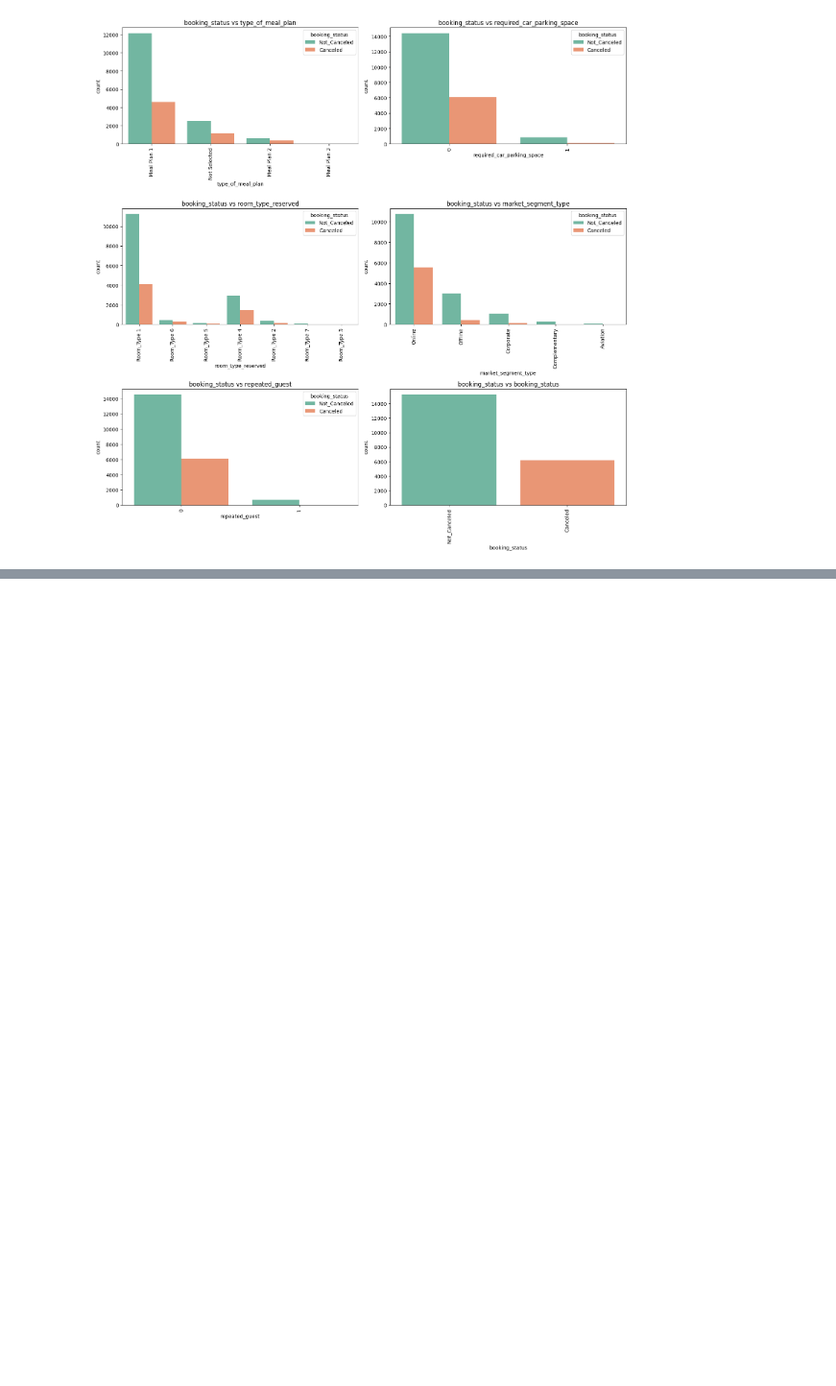
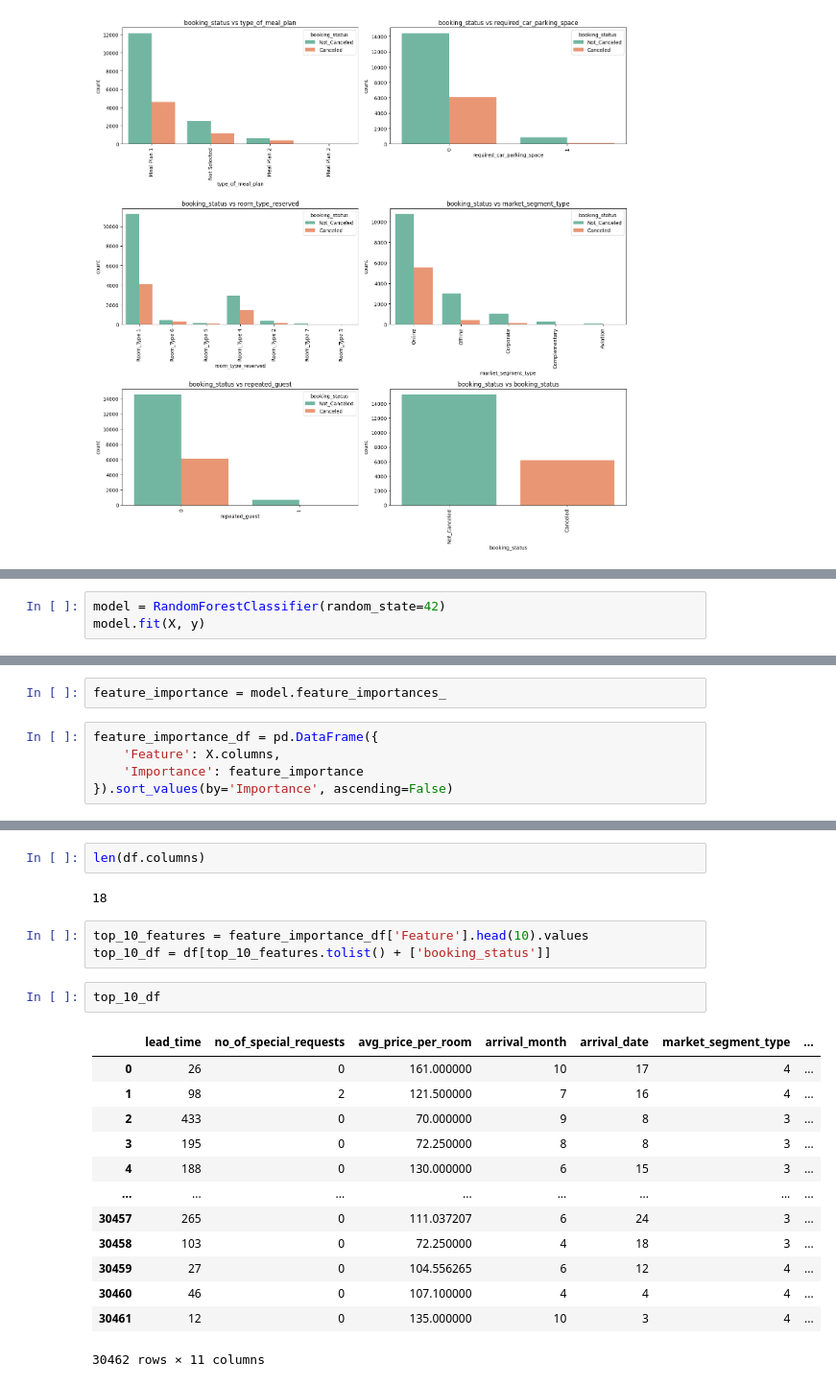
Before and after one commit to kemechial/MLOps, a Jupyter notebook: Project1/notebook/notebook.ipynb, the cells around one changed output, grey strips where cells are left out. Shown at 96% size. Drawn from its saved outputs; the diff is of its cells as text; blank space fills up the shorter version.

Commit message:
Training Random Forest Model

```diff
--- a/Project1/notebook/notebook.ipynb
+++ b/Project1/notebook/notebook.ipynb
@@ -218,0 +533,3 @@ plot_bivariate_cat(data, 'booking_status', cat_cols)
+# %%
+model = RandomForestClassifier(random_state=42)
+model.fit(X, y)
@@ -218,0 +538,7 @@ plot_bivariate_cat(data, 'booking_status', cat_cols)
+# %%
+feature_importance = model.feature_importances_
+# %%
+feature_importance_df = pd.DataFrame({
+    'Feature': X.columns,
+    'Importance': feature_importance
+}).sort_values(by='Importance', ascending=False)
@@ -218,0 +566,23 @@ plot_bivariate_cat(data, 'booking_status', cat_cols)
+# %%
+len(df.columns)
+# %% [output]
+18
+# %%
+top_10_features = feature_importance_df['Feature'].head(10).values
+top_10_df = df[top_10_features.tolist() + ['booking_status']]
+# %%
+top_10_df
+# %% [output]
+|  | lead_time | no_of_special_requests | avg_price_per_room | arrival_month | arrival_date | market_segment_type | ... |
+| 0 | 26 | 0 | 161.000000 | 10 | 17 | 4 | ... |
+| 1 | 98 | 2 | 121.500000 | 7 | 16 | 4 | ... |
+| 2 | 433 | 0 | 70.000000 | 9 | 8 | 3 | ... |
+| 3 | 195 | 0 | 72.250000 | 8 | 8 | 3 | ... |
+| 4 | 188 | 0 | 130.000000 | 6 | 15 | 3 | ... |
+| ... | ... | ... | ... | ... | ... | ... | ... |
+| 30457 | 265 | 0 | 111.037207 | 6 | 24 | 3 | ... |
+| 30458 | 103 | 0 | 72.250000 | 4 | 18 | 3 | ... |
+| 30459 | 27 | 0 | 104.556265 | 6 | 12 | 4 | ... |
+| 30460 | 46 | 0 | 107.100000 | 4 | 4 | 4 | ... |
+| 30461 | 12 | 0 | 135.000000 | 10 | 3 | 4 | ... |
+30462 rows × 11 columns
```
Also changed, not shown: parts of 74 cells of this notebook, 1 other file.
